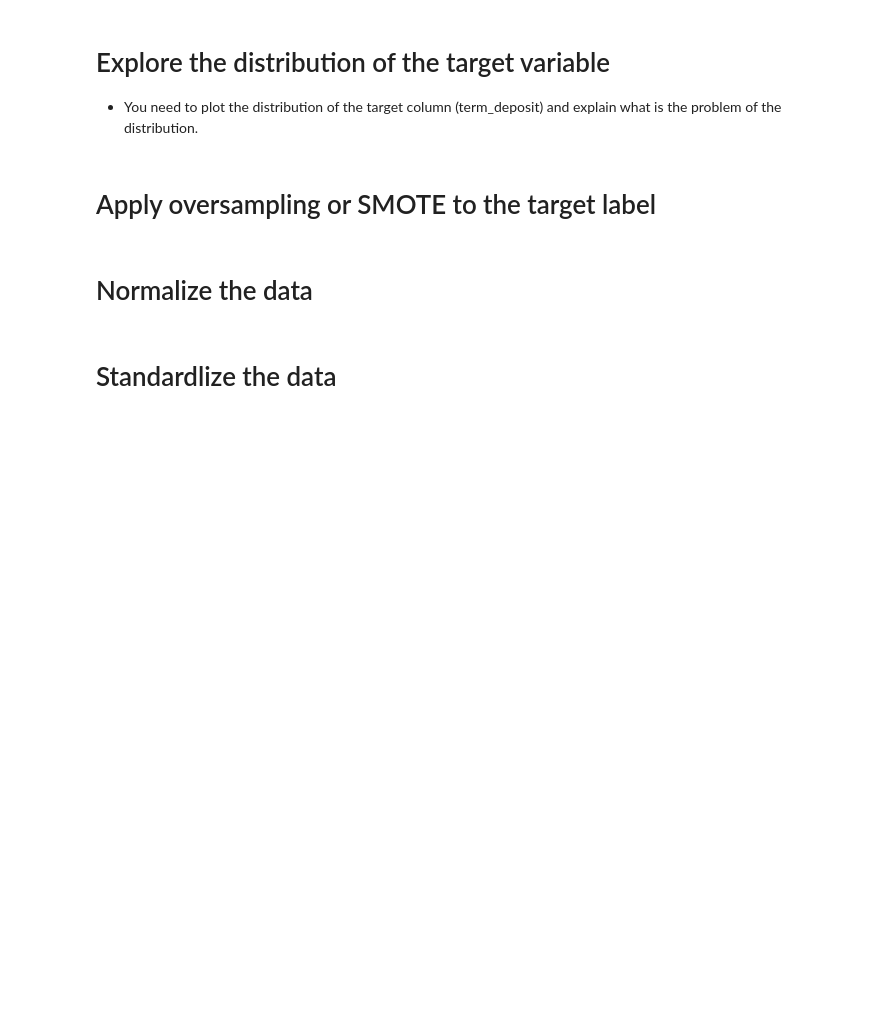
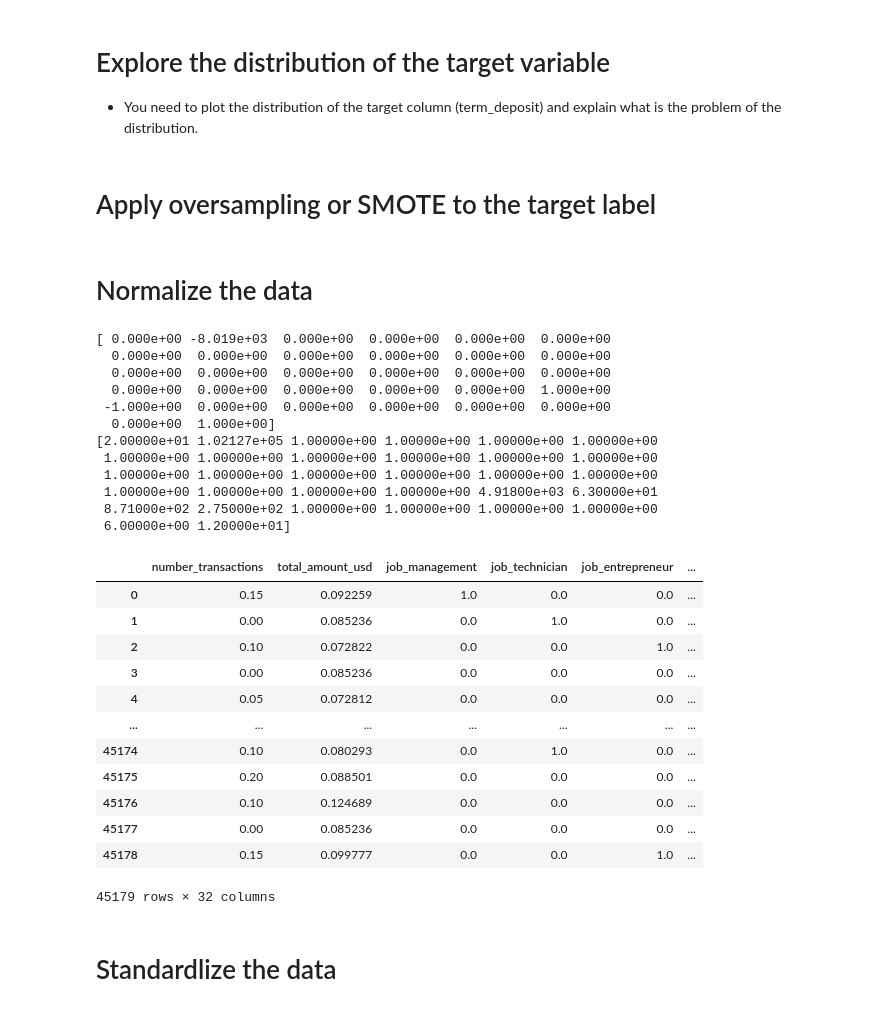
Before and after one commit to Tuwaiq-Data-Science-Bootcamp-V5/Preprocessing_Lab1, a Jupyter notebook: Preprocessing.ipynb, the cells around one changed output. Drawn from its saved outputs; the diff is of its cells as text; code cells hidden in the pictures; blank space fills up the shorter version.

```diff
--- a/Preprocessing.ipynb
+++ b/Preprocessing.ipynb
@@ -15,4 +94,38 @@
 # %% [markdown]
 # Normalize the data
+# %%
+scaler = MinMaxScaler().fit(df)
+print(scaler.data_min_)
+print(scaler.data_max_)
+scaled_data = scaler.transform(df)
+
+scaled_df = pd.DataFrame(scaled_data, columns=df.columns)
+scaled_df
+# %% [output]
+[ 0.000e+00 -8.019e+03  0.000e+00  0.000e+00  0.000e+00  0.000e+00
+  0.000e+00  0.000e+00  0.000e+00  0.000e+00  0.000e+00  0.000e+00
+  0.000e+00  0.000e+00  0.000e+00  0.000e+00  0.000e+00  0.000e+00
+  0.000e+00  0.000e+00  0.000e+00  0.000e+00  0.000e+00  1.000e+00
+ -1.000e+00  0.000e+00  0.000e+00  0.000e+00  0.000e+00  0.000e+00
+  0.000e+00  1.000e+00]
+[2.00000e+01 1.02127e+05 1.00000e+00 1.00000e+00 1.00000e+00 1.00000e+00
+ 1.00000e+00 1.00000e+00 1.00000e+00 1.00000e+00 1.00000e+00 1.00000e+00
+ 1.00000e+00 1.00000e+00 1.00000e+00 1.00000e+00 1.00000e+00 1.00000e+00
+ 1.00000e+00 1.00000e+00 1.00000e+00 1.00000e+00 4.91800e+03 6.30000e+01
+ 8.71000e+02 2.75000e+02 1.00000e+00 1.00000e+00 1.00000e+00 1.00000e+00
+ 6.00000e+00 1.20000e+01]
+|  | number_transactions | total_amount_usd | job_management | job_technician | job_entrepreneur | ... |
+| 0 | 0.15 | 0.092259 | 1.0 | 0.0 | 0.0 | ... |
+| 1 | 0.00 | 0.085236 | 0.0 | 1.0 | 0.0 | ... |
+| 2 | 0.10 | 0.072822 | 0.0 | 0.0 | 1.0 | ... |
+| 3 | 0.00 | 0.085236 | 0.0 | 0.0 | 0.0 | ... |
+| 4 | 0.05 | 0.072812 | 0.0 | 0.0 | 0.0 | ... |
+| ... | ... | ... | ... | ... | ... | ... |
+| 45174 | 0.10 | 0.080293 | 0.0 | 1.0 | 0.0 | ... |
+| 45175 | 0.20 | 0.088501 | 0.0 | 0.0 | 0.0 | ... |
+| 45176 | 0.10 | 0.124689 | 0.0 | 0.0 | 0.0 | ... |
+| 45177 | 0.00 | 0.085236 | 0.0 | 0.0 | 0.0 | ... |
+| 45178 | 0.15 | 0.099777 | 0.0 | 0.0 | 1.0 | ... |
+45179 rows × 32 columns
 # %% [markdown]
 # Standardlize the data
```
Also changed, not shown: parts of 10 cells of this notebook.
